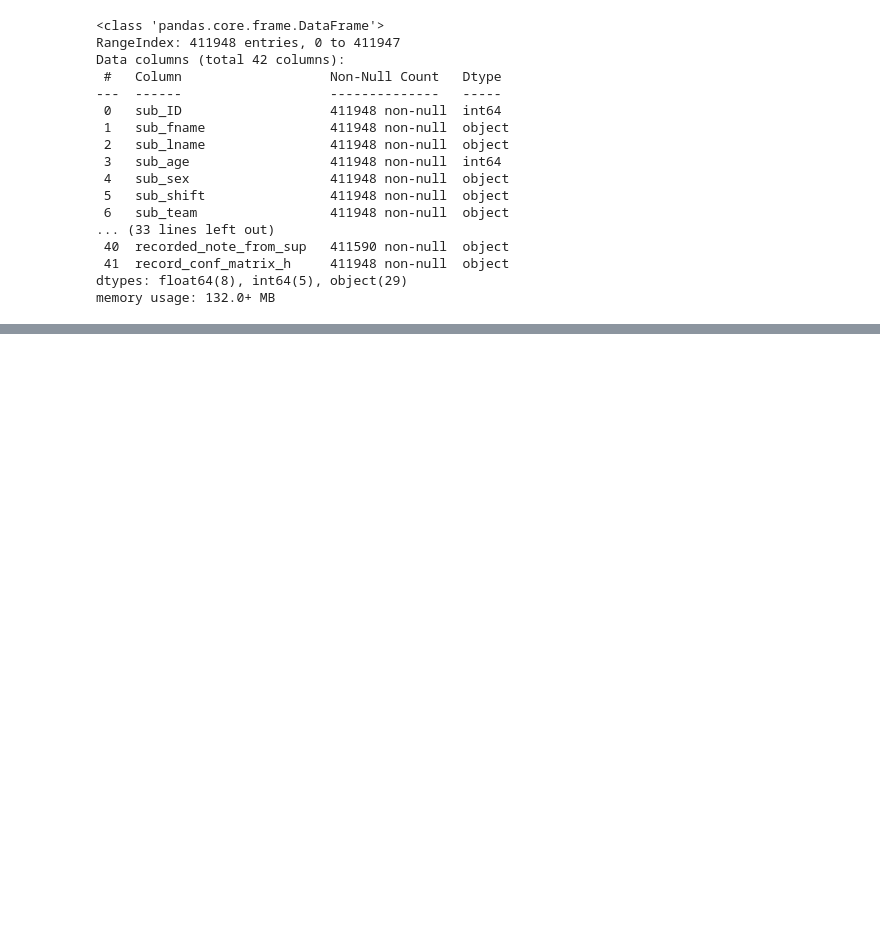
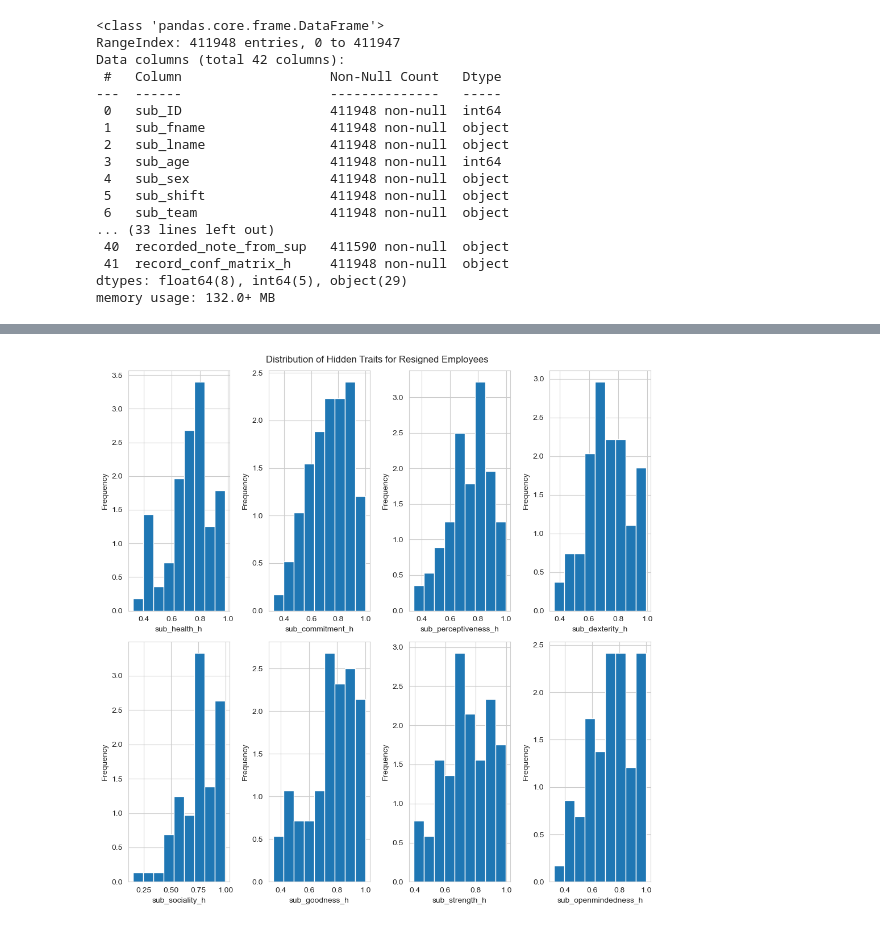
Before and after one commit to kyleanthonyr/Predicting-Employee-Attrition, a Jupyter notebook: notebooks/02-kar-eda.ipynb, the cells around one changed output, grey strips where cells are left out. Drawn from its saved outputs; the diff is of its cells as text; code cells hidden in the pictures; blank space fills up the shorter version.

Commit message:
feat: visualize resigned employee hidden traits and physical and work features

```diff
--- a/notebooks/02-kar-eda.ipynb
+++ b/notebooks/02-kar-eda.ipynb
@@ -20,4 +21,5 @@ import matplotlib.pyplot as plt
 import seaborn as sns
 
 import json
+sns.set_style('whitegrid')
 # %% [markdown]
@@ -88,0 +229,5 @@ What were the different recorded 'events'?
+# %%
+# Subset original dataframe for turnover events (Resignation and Termination)
+turnover = ['Resignation', 'Termination']
+turnover_events = workers[workers['record_comptype'].isin(turnover)]
+turnover_events
@@ -88,0 +250,4 @@ What were the different recorded 'events'?
+# %%
+resignations = turnover_events[turnover_events['record_comptype'] == 'Resignation']
+
+len(resignations)
@@ -118,0 +305,29 @@ plt.show()
+# %%
+# Extract traits to compare
+worker_traits_1 = ['sub_health_h','sub_commitment_h', 'sub_perceptiveness_h','sub_dexterity_h']
+worker_traits_2 = ['sub_sociality_h','sub_goodness_h','sub_strength_h', 'sub_openmindedness_h']
+traits = ['sub_health_h','sub_commitment_h', 'sub_perceptiveness_h','sub_dexterity_h', \
+         'sub_sociality_h','sub_goodness_h','sub_strength_h', 'sub_openmindedness_h']
+num_of_cols = [0,1,2,3]
+# %%
+# Plot histograms for each hidden trait
+
+sns.set_style('whitegrid')
+
+fig, ax = plt.subplots(2,4, figsize=(10,10))
+
+for i, feat in zip(num_of_cols, worker_traits_1):
+    ax[0,i].hist(x=resignations[feat], bins=9, density=True)
+    ax[0,i].set_xlabel(f'{feat}')
+    ax[0,i].set_ylabel('Frequency')
+
+for i, feat in zip(num_of_cols, worker_traits_2):
+    ax[1,i].hist(x=resignations[feat], bins=9, density=True)
+    ax[1,i].set_xlabel(f'{feat}')
+    ax[1,i].set_ylabel('Frequency')
+
+fig.suptitle('Distribution of Hidden Traits for Resigned Employees')
+fig.tight_layout()
+plt.show()
+# %% [output]
+[figure, added]
```
Also changed, not shown: parts of 67 cells of this notebook, 2 other files.
